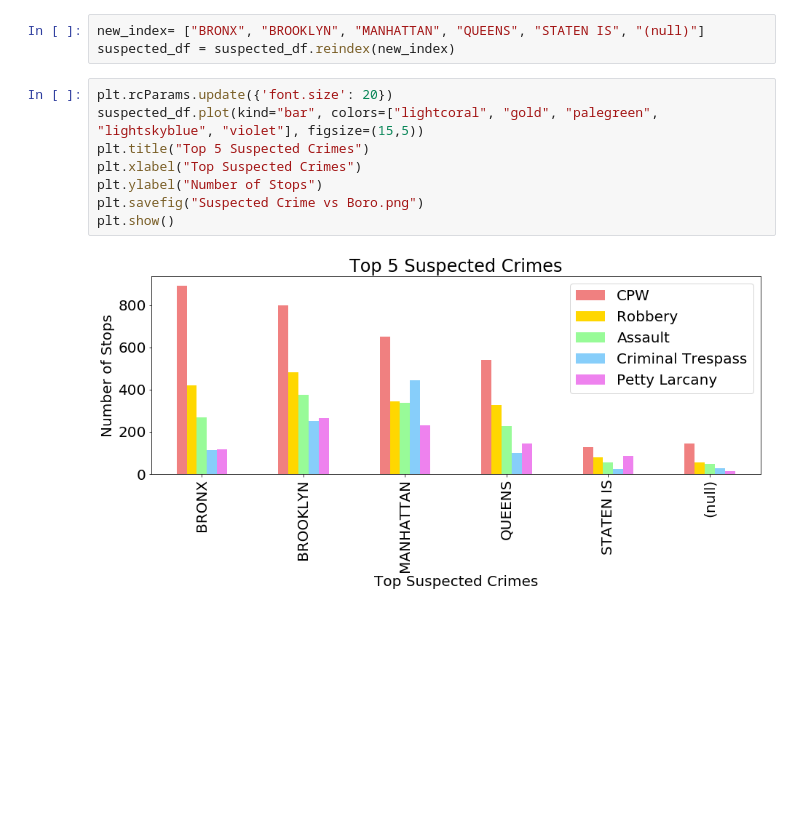
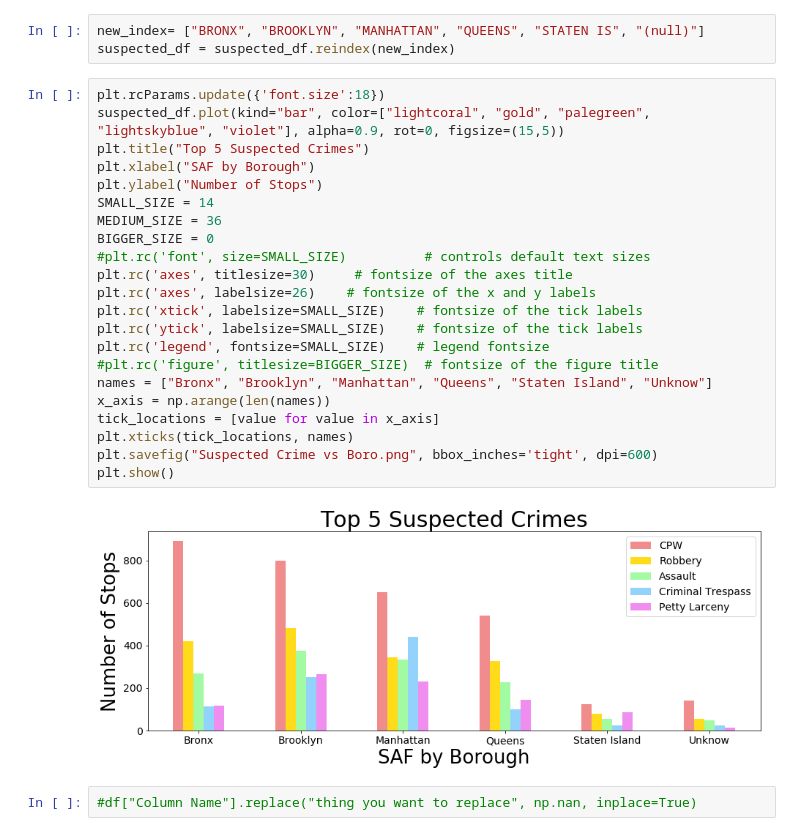
Before and after one commit to rachaelcamick/groupproject_sqf, a Jupyter notebook: Top 5 Suspected Crimes BAR.ipynb, the cells around one changed output. Drawn from its saved outputs; the diff is of its cells as text; blank space fills up the shorter version.

```diff
--- a/Top 5 Suspected Crimes BAR.ipynb
+++ b/Top 5 Suspected Crimes BAR.ipynb
@@ -140,13 +131,29 @@ suspected_df
 # %%
 new_index= ["BRONX", "BROOKLYN", "MANHATTAN", "QUEENS", "STATEN IS", "(null)"]
 suspected_df = suspected_df.reindex(new_index)
-# %%
-plt.rcParams.update({'font.size': 20})
-suspected_df.plot(kind="bar", colors=["lightcoral", "gold", "palegreen", "lightskyblue", "violet"], figsize=(15,5))
-plt.title("Top 5 Suspected Crimes")
-plt.xlabel("Top Suspected Crimes")
-plt.ylabel("Number of Stops")
-plt.savefig("Suspected Crime vs Boro.png")
-plt.show()
-# %% [output]
-[figure, removed]
+# %%
+plt.rcParams.update({'font.size':18})
+suspected_df.plot(kind="bar", color=["lightcoral", "gold", "palegreen", "lightskyblue", "violet"], alpha=0.9, rot=0, figsize=(15,5))
+plt.title("Top 5 Suspected Crimes")
+plt.xlabel("SAF by Borough")
+plt.ylabel("Number of Stops")
+SMALL_SIZE = 14
+MEDIUM_SIZE = 36
+BIGGER_SIZE = 0
+#plt.rc('font', size=SMALL_SIZE)          # controls default text sizes
+plt.rc('axes', titlesize=30)     # fontsize of the axes title
+plt.rc('axes', labelsize=26)    # fontsize of the x and y labels
+plt.rc('xtick', labelsize=SMALL_SIZE)    # fontsize of the tick labels
+plt.rc('ytick', labelsize=SMALL_SIZE)    # fontsize of the tick labels
+plt.rc('legend', fontsize=SMALL_SIZE)    # legend fontsize
+#plt.rc('figure', titlesize=BIGGER_SIZE)  # fontsize of the figure title
+names = ["Bronx", "Brooklyn", "Manhattan", "Queens", "Staten Island", "Unknow"]
+x_axis = np.arange(len(names))
+tick_locations = [value for value in x_axis]
+plt.xticks(tick_locations, names)
+plt.savefig("Suspected Crime vs Boro.png", bbox_inches='tight', dpi=600)
+plt.show()
+# %% [output]
+[figure, added]
+# %%
+#df["Column Name"].replace("thing you want to replace", np.nan, inplace=True)
```
Also changed, not shown: parts of 24 cells of this notebook, 2 other files.
